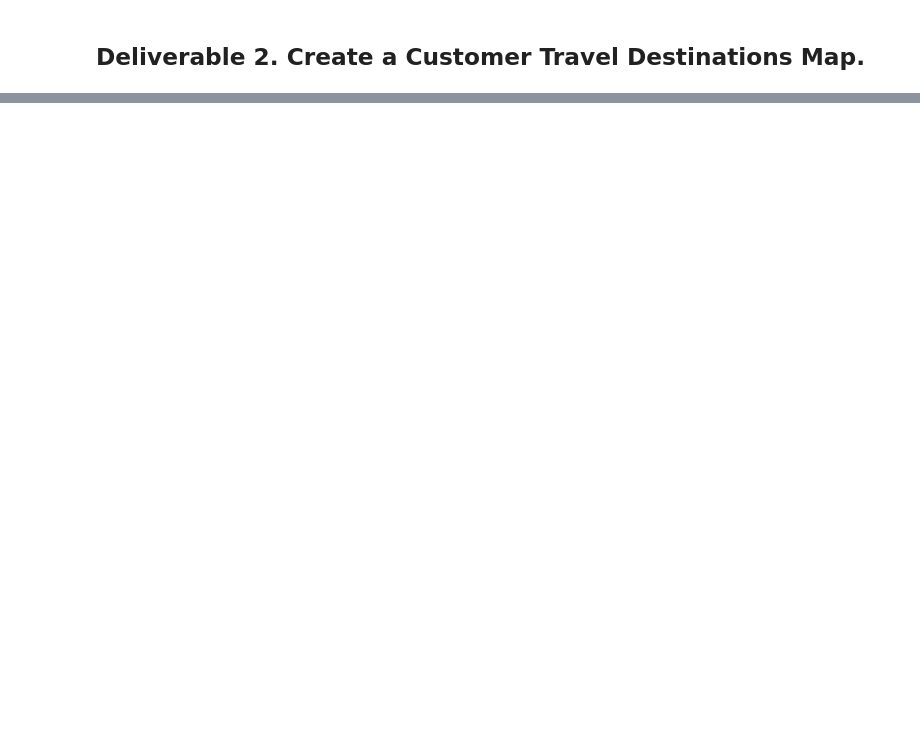
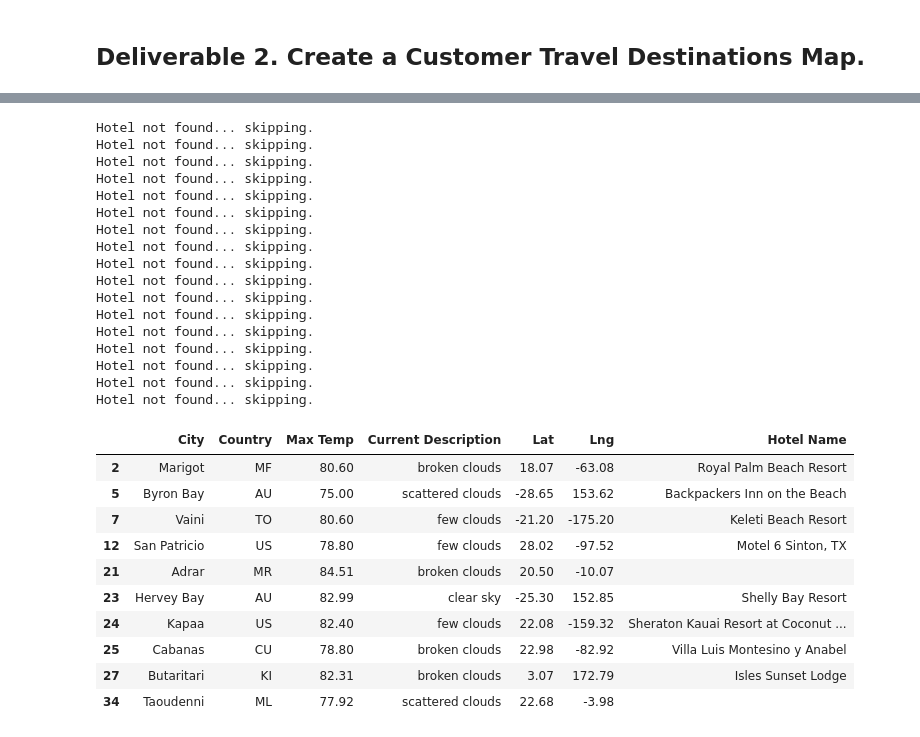
Before and after one commit to sphan35/World_Weather_Analysis, a Jupyter notebook: Vacation_Search/Vacation_Search.ipynb, the cells around one changed output, grey strips where cells are left out. Drawn from its saved outputs; the diff is of its cells as text; code cells hidden in the pictures; blank space fills up the shorter version.

```diff
--- a/Vacation_Search/Vacation_Search.ipynb
+++ b/Vacation_Search/Vacation_Search.ipynb
@@ -37,22 +116,62 @@ hotel_df.head(10)
 # %%
 # 6a. Set parameters to search for hotels with 5000 meters.
 params = {
     "radius": 5000,
     "type": "lodging",
     "key": g_key
 }
 
 # 6b. Iterate through the hotel DataFrame.
+for index, row in hotel_df.iterrows():
 
     # 6c. Get latitude and longitude from DataFrame
+    lat = row["Lat"]
+    lng = row["Lng"]
+    params["location"] = f"{lat},{lng}"
 
 
     # 6d. Set up the base URL for the Google Directions API to get JSON data.
-
+    base_url = "https://maps.googleapis.com/maps/api/place/nearbysearch/json"
 
     # 6e. Make request and retrieve the JSON data from the search.
-
+    hotels = requests.get(base_url, params=params).json()
 
     # 6f. Get the first hotel from the results and store the name, if a hotel isn't found skip the city.
+    try:
+        clean_hotel_df.loc[index, "Hotel Name"] = hotels["results"][0]["name"]
+    #except Exception as ex:
+        #print(ex)
+    except (IndexError):
+        print("Hotel not found... skipping.")
+clean_hotel_df.head(10)
+# %% [output]
+Hotel not found... skipping.
+Hotel not found... skipping.
+Hotel not found... skipping.
+Hotel not found... skipping.
+Hotel not found... skipping.
+Hotel not found... skipping.
+Hotel not found... skipping.
+Hotel not found... skipping.
+Hotel not found... skipping.
+Hotel not found... skipping.
+Hotel not found... skipping.
+Hotel not found... skipping.
+Hotel not found... skipping.
+Hotel not found... skipping.
+Hotel not found... skipping.
+Hotel not found... skipping.
+Hotel not found... skipping.
+|  | City | Country | Max Temp | Current Description | Lat | Lng | Hotel Name |
+| 2 | Marigot | MF | 80.60 | broken clouds | 18.07 | -63.08 | Royal Palm Beach Resort |
+| 5 | Byron Bay | AU | 75.00 | scattered clouds | -28.65 | 153.62 | Backpackers Inn on the Beach |
+| 7 | Vaini | TO | 80.60 | few clouds | -21.20 | -175.20 | Keleti Beach Resort |
+| 12 | San Patricio | US | 78.80 | few clouds | 28.02 | -97.52 | Motel 6 Sinton, TX |
+| 21 | Adrar | MR | 84.51 | broken clouds | 20.50 | -10.07 |  |
+| 23 | Hervey Bay | AU | 82.99 | clear sky | -25.30 | 152.85 | Shelly Bay Resort |
+| 24 | Kapaa | US | 82.40 | few clouds | 22.08 | -159.32 | Sheraton Kauai Resort at Coconut ... |
+| 25 | Cabanas | CU | 78.80 | broken clouds | 22.98 | -82.92 | Villa Luis Montesino y Anabel |
+| 27 | Butaritari | KI | 82.31 | broken clouds | 3.07 | 172.79 | Isles Sunset Lodge |
+| 34 | Taoudenni | ML | 77.92 | scattered clouds | 22.68 | -3.98 |  |
 # %%
 # 7. Drop the rows where there is no Hotel Name.
```
Also changed, not shown: parts of 12 cells of this notebook, 4 other files.
